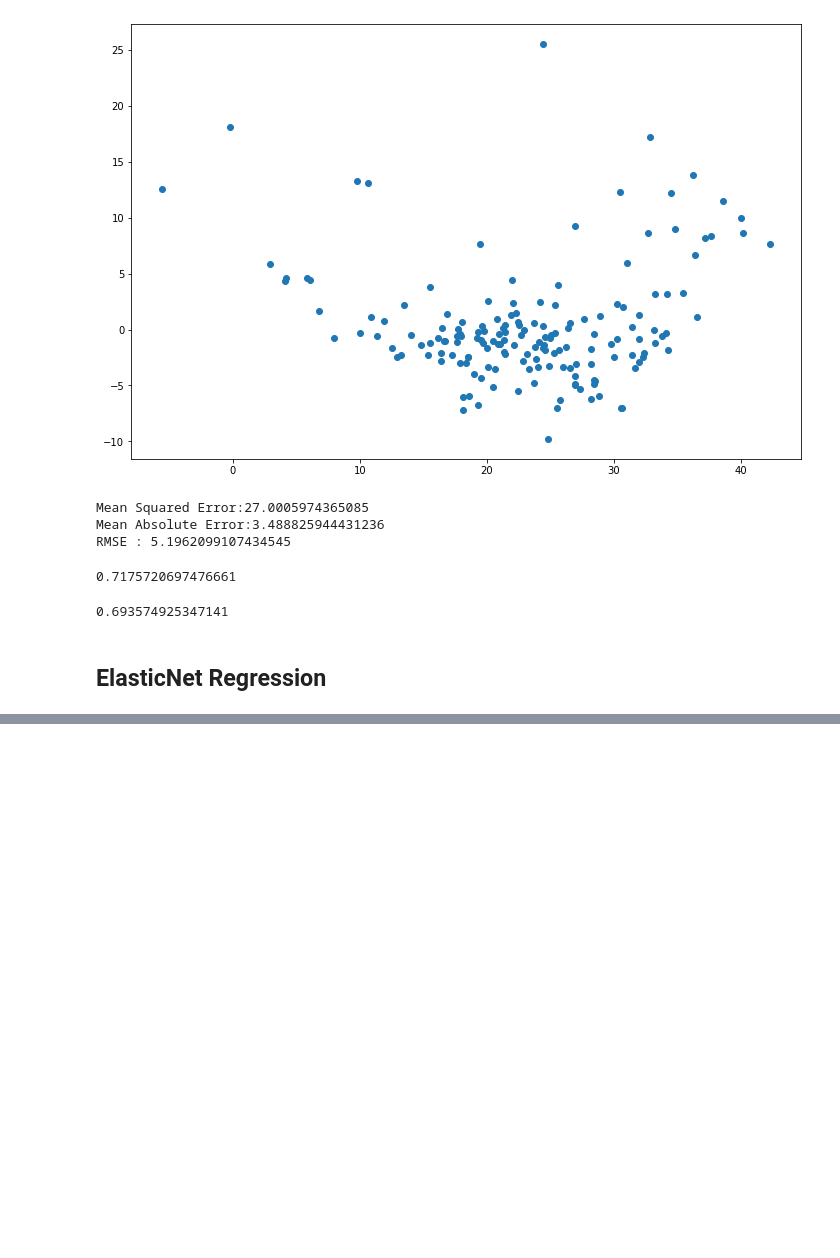
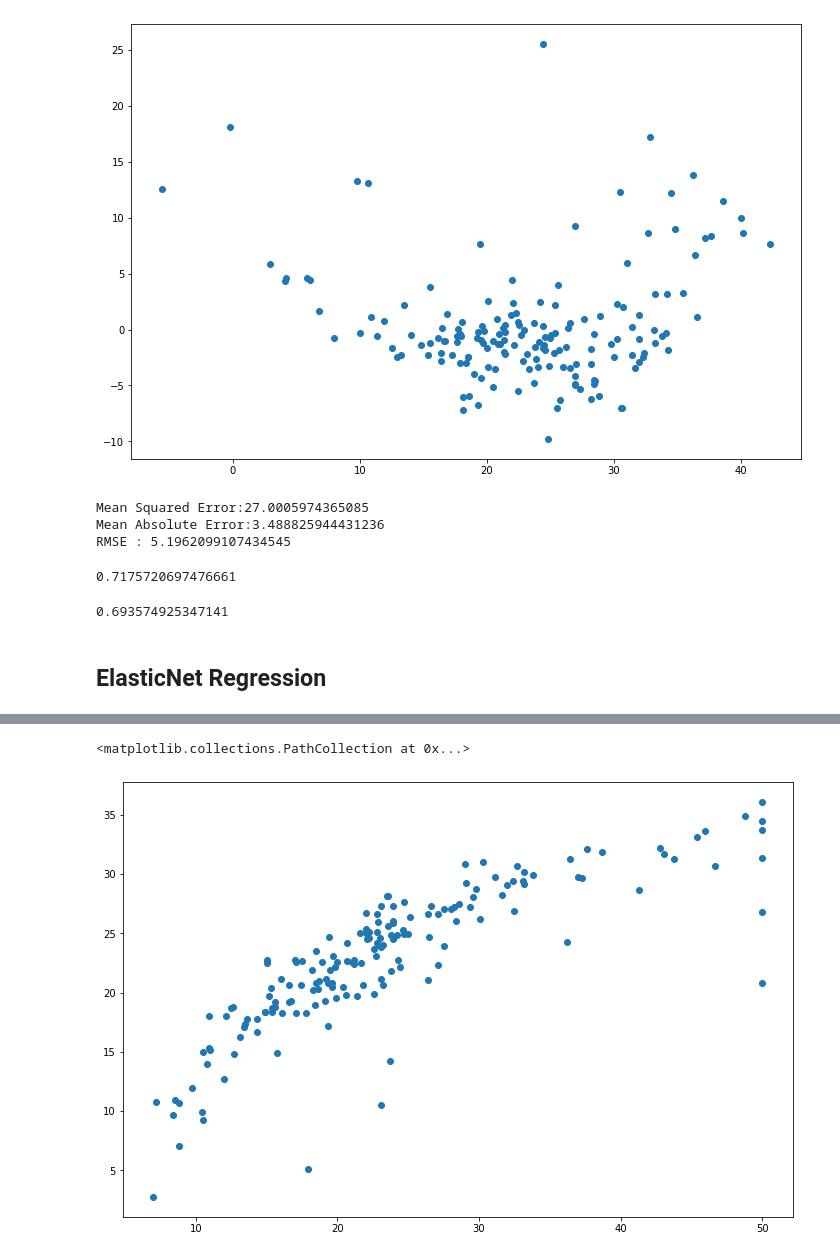
Before and after one commit to wiznikvibe/ML, a Jupyter notebook: linear_regression/practice.ipynb, the cells around one changed output, grey strips where cells are left out. Saved outputs shown, nothing was run; the diff lists cells and outputs as text; code cells hidden in the pictures; blank space fills up the shorter version.

```diff
--- a/linear_regression/practice.ipynb
+++ b/linear_regression/practice.ipynb
@@ -396,0 +440,5 @@ print(laso_score)
+# %%
+plt.scatter(y_test, clf_pred)
+# %% [output]
+<matplotlib.collections.PathCollection at 0x...>
+[figure, added]
```
Also changed, not shown: parts of 9 cells of this notebook.
